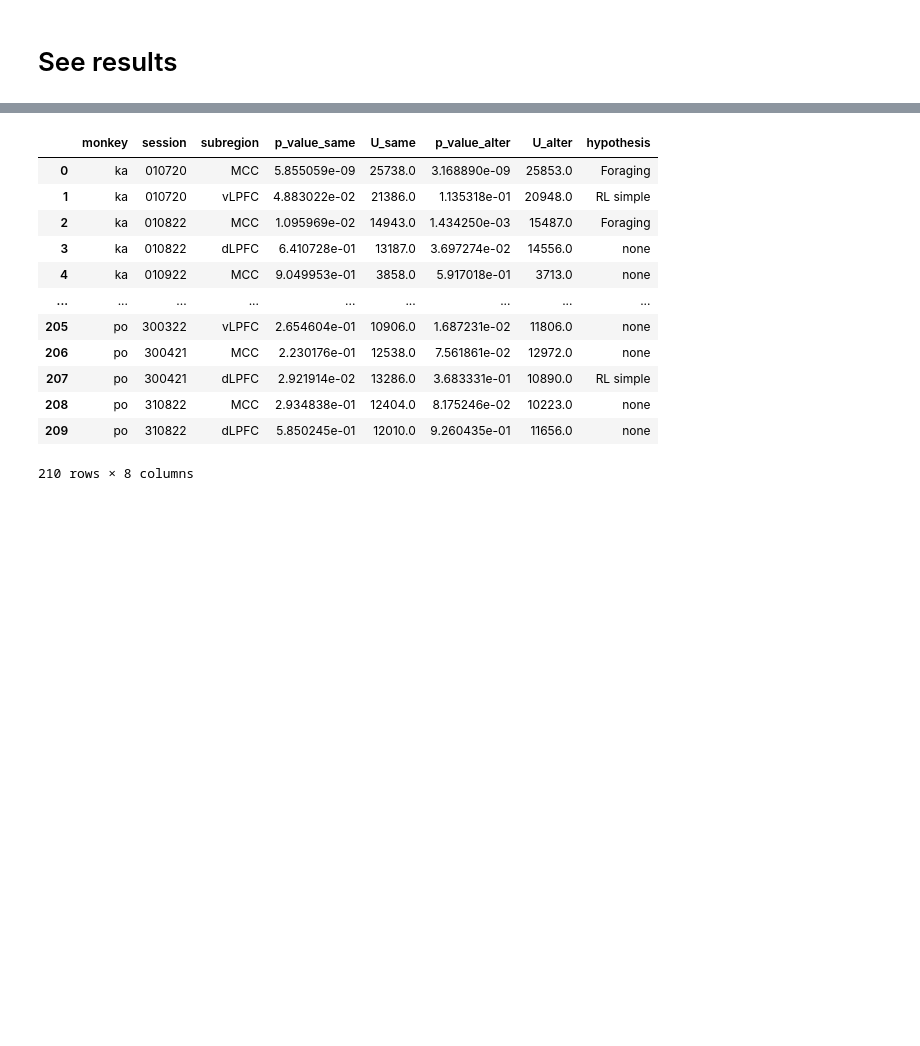
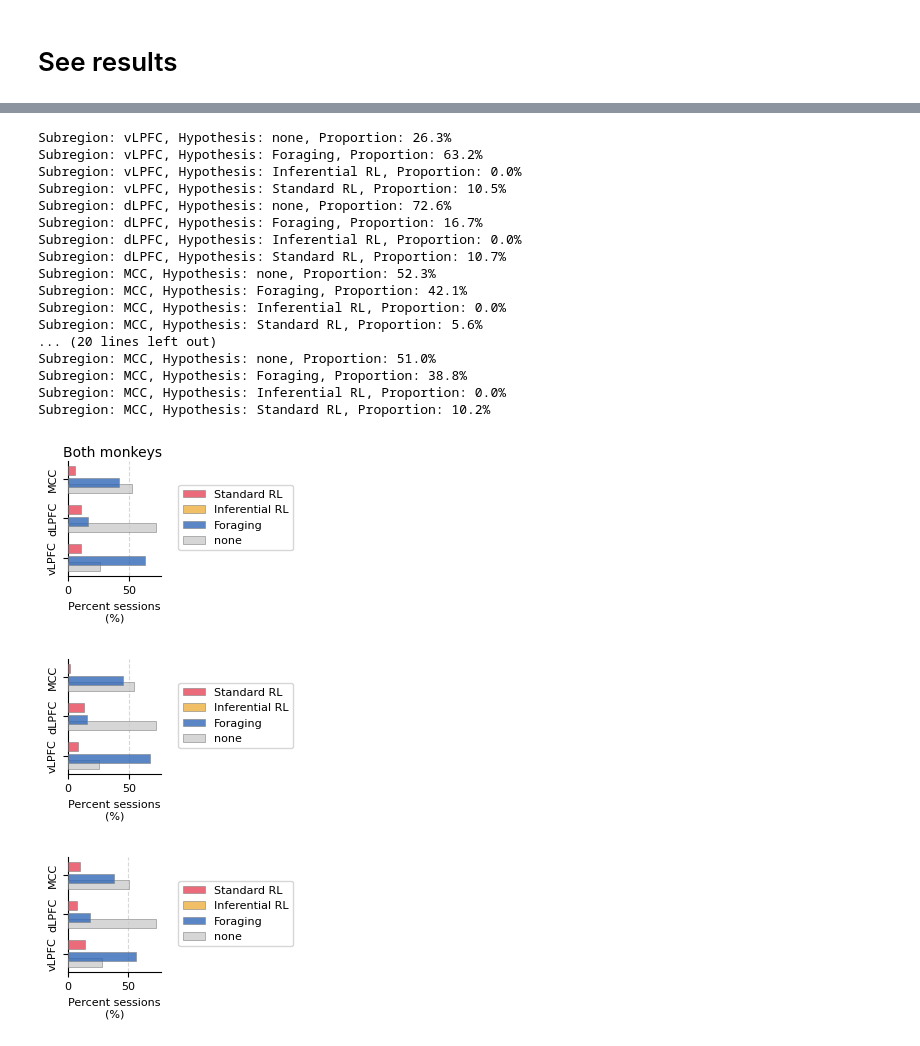
Before and after one commit to ungzs1/popy_05, a Jupyter notebook: notebooks/population_decoding/neural_value_across_target_all_results.ipynb, the cells around one changed output, grey strips where cells are left out. Cells and saved outputs as stored; diff of their text form; code cells hidden in the pictures; blank space fills up the shorter version.

```diff
--- a/notebooks/population_decoding/neural_value_across_target_all_results.ipynb
+++ b/notebooks/population_decoding/neural_value_across_target_all_results.ipynb
@@ -1227,16 +1046,32 @@ po - vLPFC:
-# %%
-stats_df
-# %% [output]
-|  | monkey | session | subregion | p_value_same | U_same | p_value_alter | U_alter | hypothesis |
-| 0 | ka | 010720 | MCC | 5.855059e-09 | 25738.0 | 3.168890e-09 | 25853.0 | Foraging |
-| 1 | ka | 010720 | vLPFC | 4.883022e-02 | 21386.0 | 1.135318e-01 | 20948.0 | RL simple |
-| 2 | ka | 010822 | MCC | 1.095969e-02 | 14943.0 | 1.434250e-03 | 15487.0 | Foraging |
-| 3 | ka | 010822 | dLPFC | 6.410728e-01 | 13187.0 | 3.697274e-02 | 14556.0 | none |
-| 4 | ka | 010922 | MCC | 9.049953e-01 | 3858.0 | 5.917018e-01 | 3713.0 | none |
-| ... | ... | ... | ... | ... | ... | ... | ... | ... |
-| 205 | po | 300322 | vLPFC | 2.654604e-01 | 10906.0 | 1.687231e-02 | 11806.0 | none |
-| 206 | po | 300421 | MCC | 2.230176e-01 | 12538.0 | 7.561861e-02 | 12972.0 | none |
-| 207 | po | 300421 | dLPFC | 2.921914e-02 | 13286.0 | 3.683331e-01 | 10890.0 | RL simple |
-| 208 | po | 310822 | MCC | 2.934838e-01 | 12404.0 | 8.175246e-02 | 10223.0 | none |
-| 209 | po | 310822 | dLPFC | 5.850245e-01 | 12010.0 | 9.260435e-01 | 11656.0 | none |
-210 rows × 8 columns
+# %%
+
+fig_bar_both, _ = print_stats_both(stats_df)
+fig_bar_ka, _ = print_stats_both(stats_df.loc[stats_df['monkey'] == 'ka'])
+fig_bar_po, _ = print_stats_both(stats_df.loc[stats_df['monkey'] == 'po'])
+
+fig_bar_both.suptitle('Both monkeys', fontsize=10)
+# save figure
+fig_bar_both.savefig(os.path.join(PATH, 'notebooks', 'population_decoding', 'figs', 'rl_vs_forage', 'RL_forage_bars_both.svg'), format='svg', bbox_inches='tight', dpi=300, transparent=True)
+fig_bar_ka.savefig(os.path.join(PATH, 'notebooks', 'population_decoding', 'figs', 'rl_vs_forage', 'RL_forage_bars_ka.svg'), format='svg', bbox_inches='tight', dpi=300, transparent=True)
+fig_bar_po.savefig(os.path.join(PATH, 'notebooks', 'population_decoding', 'figs', 'rl_vs_forage', 'RL_forage_bars_po.svg'), format='svg', bbox_inches='tight', dpi=300, transparent=True)
+# %% [output]
+Subregion: vLPFC, Hypothesis: none, Proportion: 26.3%
+Subregion: vLPFC, Hypothesis: Foraging, Proportion: 63.2%
+Subregion: vLPFC, Hypothesis: Inferential RL, Proportion: 0.0%
+Subregion: vLPFC, Hypothesis: Standard RL, Proportion: 10.5%
+Subregion: dLPFC, Hypothesis: none, Proportion: 72.6%
+Subregion: dLPFC, Hypothesis: Foraging, Proportion: 16.7%
+Subregion: dLPFC, Hypothesis: Inferential RL, Proportion: 0.0%
+Subregion: dLPFC, Hypothesis: Standard RL, Proportion: 10.7%
+Subregion: MCC, Hypothesis: none, Proportion: 52.3%
+Subregion: MCC, Hypothesis: Foraging, Proportion: 42.1%
+Subregion: MCC, Hypothesis: Inferential RL, Proportion: 0.0%
+Subregion: MCC, Hypothesis: Standard RL, Proportion: 5.6%
+... (20 lines left out)
+Subregion: MCC, Hypothesis: none, Proportion: 51.0%
+Subregion: MCC, Hypothesis: Foraging, Proportion: 38.8%
+Subregion: MCC, Hypothesis: Inferential RL, Proportion: 0.0%
+Subregion: MCC, Hypothesis: Standard RL, Proportion: 10.2%
+[figure, added]
+[figure, added]
+[figure, added]
```
Also changed, not shown: parts of 15 cells of this notebook, 29 other files.
